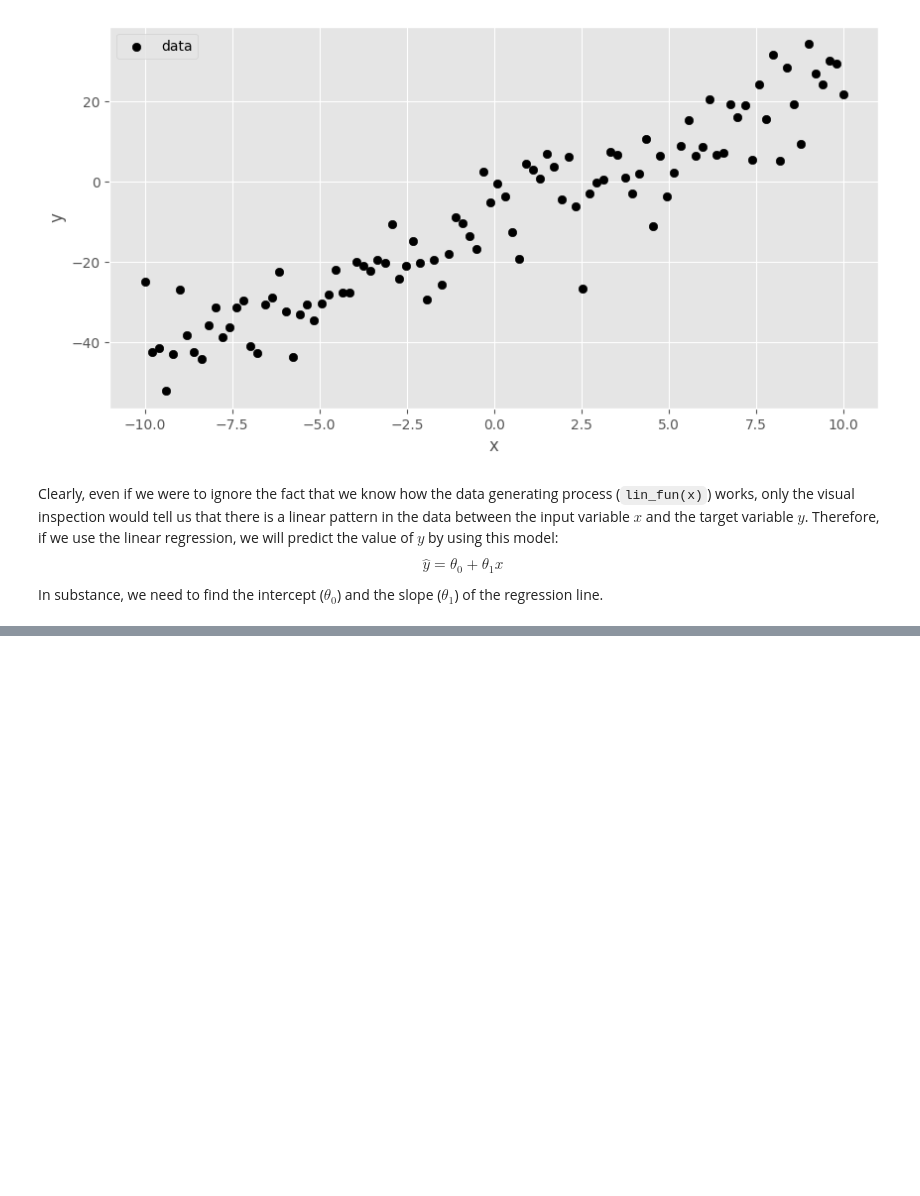
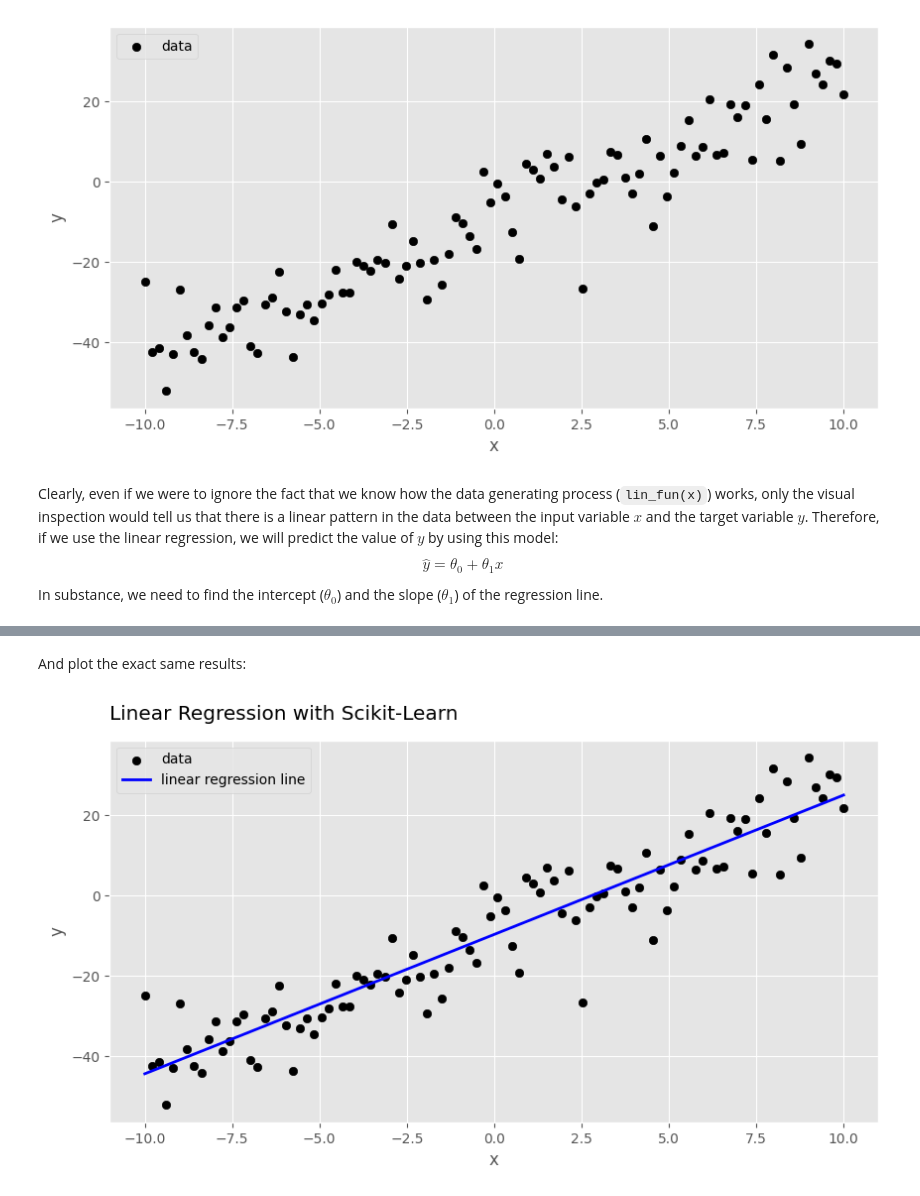
Before and after one commit to YVYX04/ML_First_Steps, a Jupyter notebook: 04_Training_Models.ipynb, the cells around one changed output, grey strips where cells are left out. Saved outputs shown, nothing was run; the diff lists cells and outputs as text; code cells hidden in the pictures; blank space fills up the shorter version.

```diff
--- a/04_Training_Models.ipynb
+++ b/04_Training_Models.ipynb
@@ -154,0 +224,20 @@ In substance, we need to find the intercept ($\theta_0$) and the slope ($\theta_
+# %% [markdown]
+And plot the exact same results:
+# %%
+# the basis:
+fig, ax = plt.subplots(figsize=(10,5))
+
+# scatter plot:
+ax.scatter(x, y, label='data', color='black')
+
+# linear regression line:
+ax.plot(xs, y_hat2, label='linear regression line', color='blue', linewidth=2)
+
+# aesthetics:
+ax.set_xlabel('x')
+ax.set_ylabel('y')
+ax.set_title('Linear Regression with Scikit-Learn', loc='left', pad=15)
+ax.legend()
+plt.show()
+# %% [output]
+[figure, added]
```
Also changed, not shown: parts of 16 cells of this notebook.
